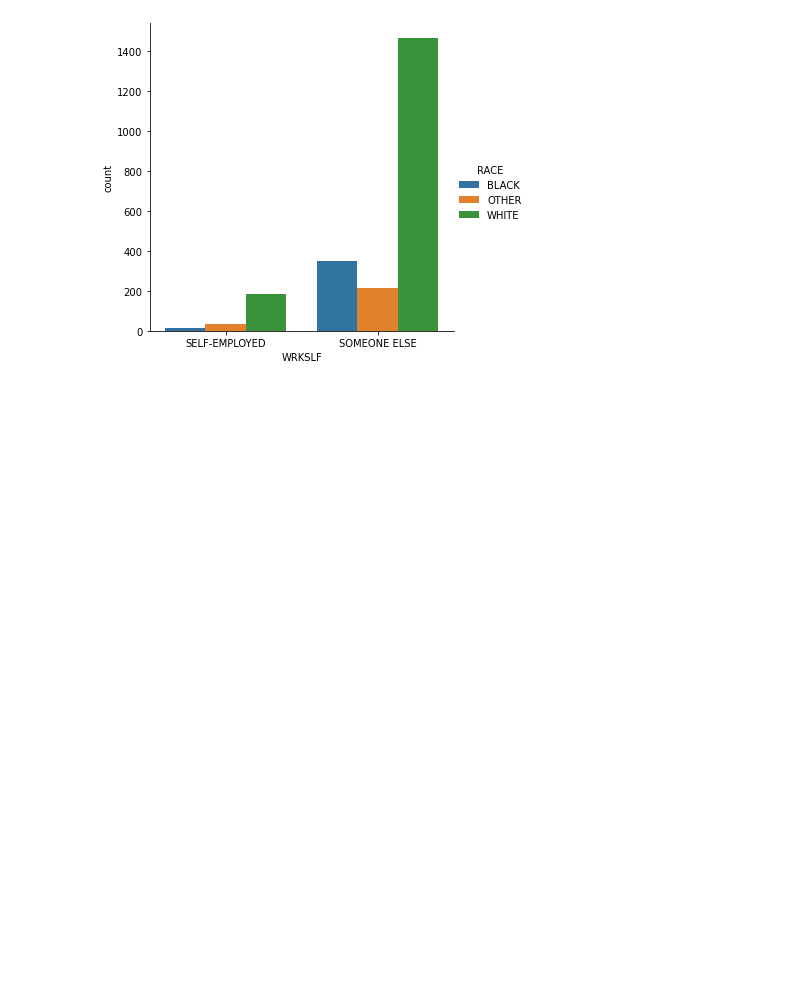
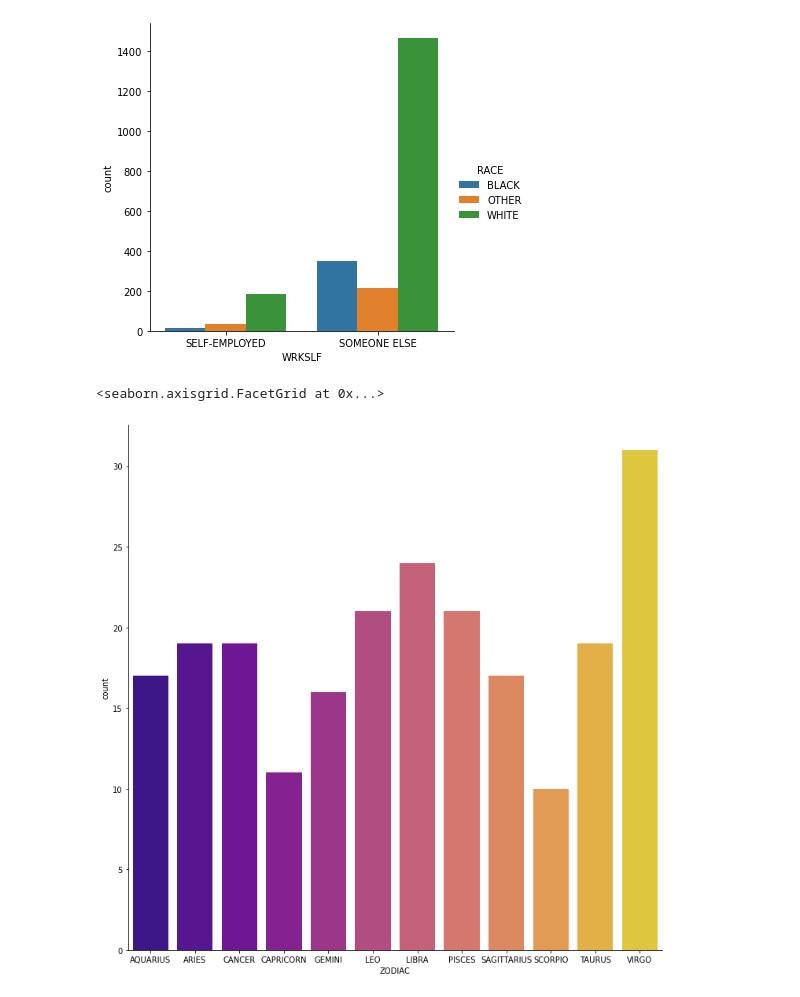
Before and after one commit to RichardHendersonCR8s/GSS2018, a Jupyter notebook: General Survey Work.ipynb, the cells around one changed output. Drawn from its saved outputs; the diff is of its cells as text; code cells hidden in the pictures; blank space fills up the shorter version.

Commit message:
Func. Finished
Added a zodiac chart.
Finished percoftot function.

```diff
--- a/General Survey Work.ipynb
+++ b/General Survey Work.ipynb
@@ -158,3 +191,10 @@ sns.catplot(x = "WRKSLF" , data = gss , kind = "count" , hue = "RACE")
 # %% [output]
 <seaborn.axisgrid.FacetGrid at 0x...>
 [figure]
+# %%
+sns.catplot(x = "ZODIAC" , data = gss[gss['WRKSLF'] == "SELF-EMPLOYED"] , kind = "count", height = 10, palette = "plasma" )
+
+#Shows which Zodiac Sign works for themselves the most....
+# %% [output]
+<seaborn.axisgrid.FacetGrid at 0x...>
+[figure, added]
```
Also changed, not shown: parts of 11 cells of this notebook.
